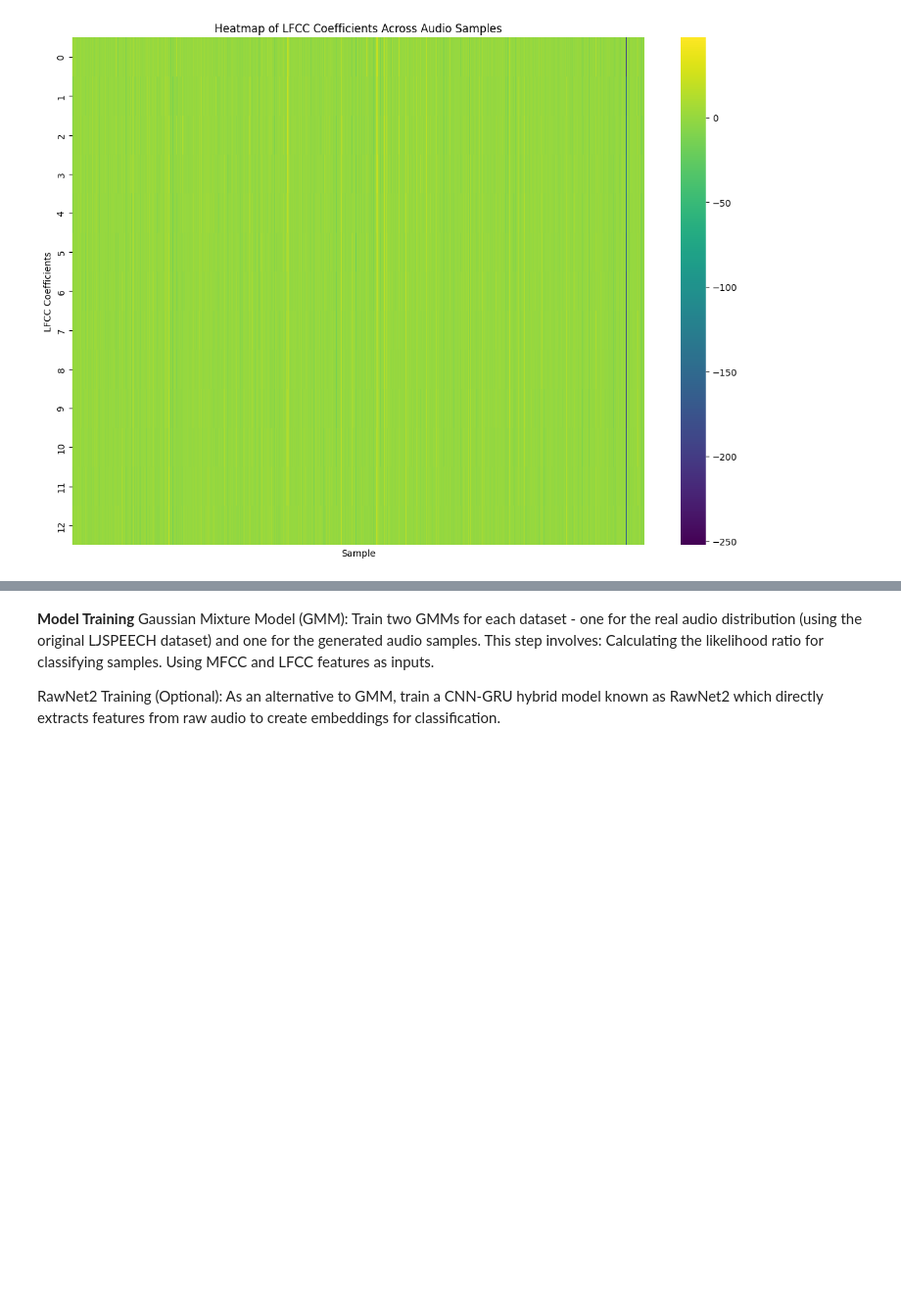
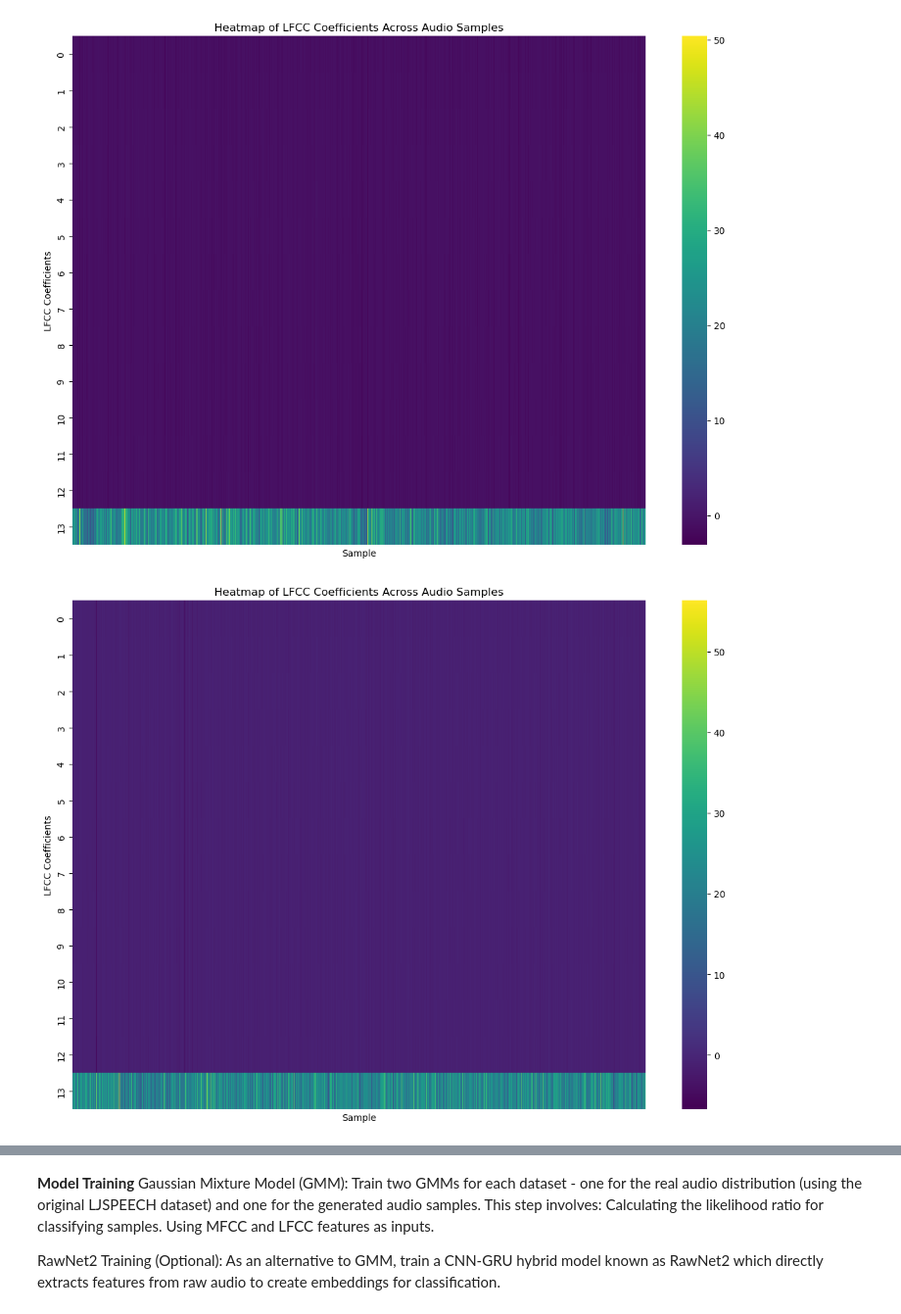
Before and after one commit to afishnamedqwerty/AudioBotDetection, a Jupyter notebook: run.ipynb, the cells around one changed output, grey strips where cells are left out. Shown at 98% size. Saved outputs shown, nothing was run; the diff lists cells and outputs as text; code cells hidden in the pictures; blank space fills up the shorter version.

Commit message:
lfcc shaping, model evaluation functions

```diff
--- a/run.ipynb
+++ b/run.ipynb
@@ -339,0 +354,21 @@ features flattened
+# %%
+import soundfile
+import os
+# List all WAV files in the directory
+real_audio_files = list(real_audio_dir.glob("*.wav"))
+synthetic_audio_files = list(synthetic_audio_dir.glob("*.wav"))
+
+print("hey files")
+
+# Truncate to match sample sizes between datasets
+#real_audios = real_audio_files[:1054]
+#synthetic_audios = synthetic_audio_files[:1054]
+
+# Step 2: Preprocess and Extract Features
+real_features = extract_features(real_audio_files)
+
+print("hey real features")
+synthetic_features = extract_features(synthetic_audio_files)
+#real_features, real_labels = preprocess_and_extract_features(os.path.join(extract_to, "LJSpeech-1.1", "wavs"))
+
+print("feature selection compiled \n")
@@ -339,0 +379,9 @@ features flattened
+# %%
+# Step 3: Flatten Features
+real_features_flat = flatten_features(real_features)
+synthetic_features_flat = flatten_features(synthetic_features)
+
+print("features flattened \n")
+
+aggregated_features = aggregate_lfcc_features(real_features_flat)
+synthetic_aggregated_features = aggregate_lfcc_features(synthetic_features_flat)
@@ -349,4 +403,6 @@ plot_mean_lfcc(aggregated_features)
 # %%
 heatmap_lfcc_coefficients(aggregated_features)
+heatmap_lfcc_coefficients(synthetic_aggregated_features)
 # %% [output]
-[figure, old version]
+[figure, new version]
+[figure, added]
```
Also changed, not shown: parts of 28 cells of this notebook.
